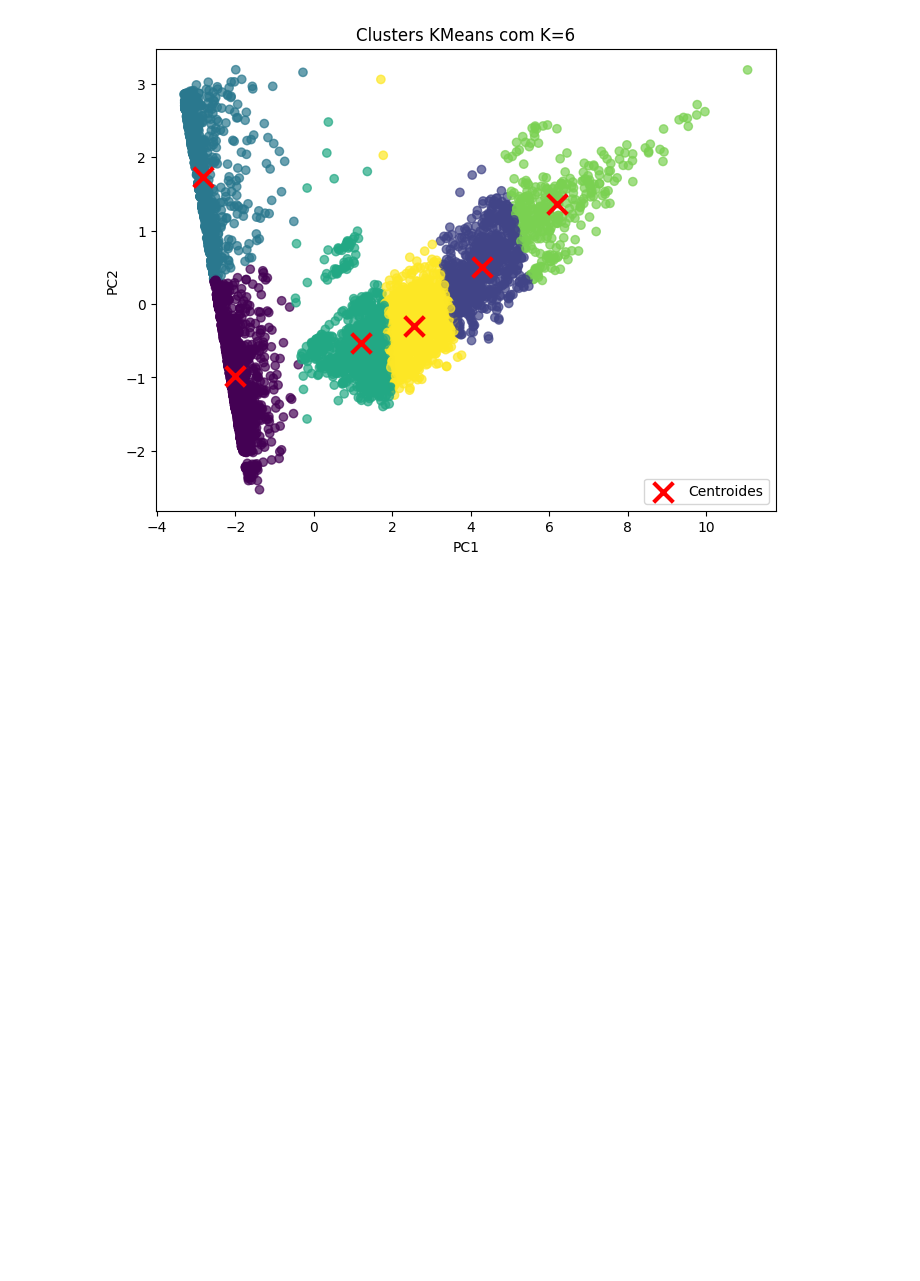
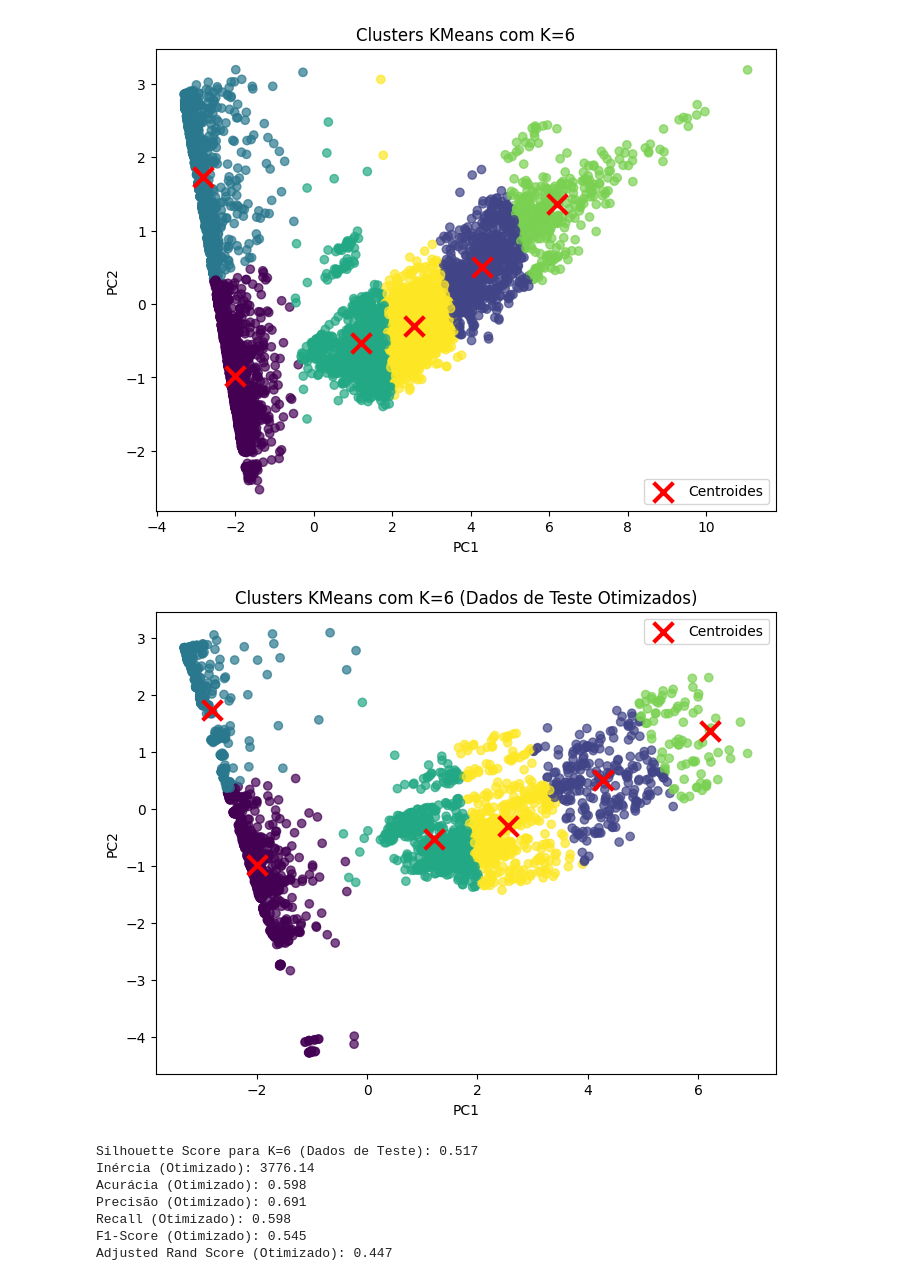
Before and after one commit to viniciussz7/projeto_kmeans, a Jupyter notebook: kmeans.ipynb, the cells around one changed output. Cells and saved outputs as stored; diff of their text form; code cells hidden in the pictures; blank space fills up the shorter version.

```diff
--- a/kmeans.ipynb
+++ b/kmeans.ipynb
@@ -545,7 +602,7 @@ Agora, vamos rodar o K-means após as otimizações e utilizar o método de inic
 # Loop para cada valor de K [2,3,4,6]
 for k in k_values:
   # Criar e treinar o modelo KMeans
-  kmeans_later = KMeans(n_clusters=k, random_state=42)
+  kmeans_later = KMeans(n_clusters=k, init='k-means++', random_state=42)
   kmeans_later.fit(X_train_selected_pca)
 
   # Obter os labels dos clusters
@@ -568,3 +625,51 @@ for k in k_values:
 [figure]
 [figure]
 [figure]
+# %%
+k = 6 # Utilizar as 6 AVDs pre definidas
+
+kmeans_later = KMeans(n_clusters=k, init='k-means++' ,random_state=42)
+kmeans_later.fit(X_train_selected_pca)  # Treinar o modelo com os dados de treino otimizados
+labels_later = kmeans_later.predict(X_test_selected_pca)  # Prever os clusters nos dados de teste otimizados
+
+# Mapear os labels dos clusters para os rótulos reais (usando y_test)
+mapped_labels_later = map_cluster_labels(labels_later, y_test)
+
+# Visualizar os clusters (usando X_test_selected_pca)
+plt.figure(figsize=(8, 6))
+plt.scatter(X_test_selected_pca[:, 0], X_test_selected_pca[:, 1], c=labels_later, cmap='viridis', alpha=0.7)
+plt.scatter(kmeans_later.cluster_centers_[:, 0], kmeans_later.cluster_centers_[:, 1], marker='x', s=200, linewidths=3, color='red', label='Centroides')
+plt.title(f'Clusters KMeans com K={k} (Dados de Teste Otimizados)')
+plt.xlabel('PC1')
+plt.ylabel('PC2')
+plt.legend()
+plt.show()
+
+# Calcular o Silhouette Score para os dados de teste otimizados
+silhouette_later = silhouette_score(X_test_selected_pca, labels_later)
+print(f"Silhouette Score para K={k} (Dados de Teste): {silhouette_later:.3f}")
+# Calcular a inércia (usando kmeans_later)
+inertia_later = kmeans_later.inertia_
+print(f"Inércia (Otimizado): {inertia_later:.2f}")
+
+# Calcular as métricas de avaliação (usando mapped_labels_later e y_test)
+accuracy_later = accuracy_score(y_test, mapped_labels_later)
+precision_later = precision_score(y_test, mapped_labels_later, average='weighted', zero_division=1)
+recall_later = recall_score(y_test, mapped_labels_later, average='weighted', zero_division=1)
+f1_later = f1_score(y_test, mapped_labels_later, average='weighted', zero_division=1)
+ars_later = adjusted_rand_score(y_test, labels_later)
+
+print(f"Acurácia (Otimizado): {accuracy_later:.3f}")
+print(f"Precisão (Otimizado): {precision_later:.3f}")
+print(f"Recall (Otimizado): {recall_later:.3f}")
+print(f"F1-Score (Otimizado): {f1_later:.3f}")
+print(f"Adjusted Rand Score (Otimizado): {ars_later:.3f}")
+# %% [output]
+[figure, added]
+Silhouette Score para K=6 (Dados de Teste): 0.517
+Inércia (Otimizado): 3776.14
+Acurácia (Otimizado): 0.598
+Precisão (Otimizado): 0.691
+Recall (Otimizado): 0.598
+F1-Score (Otimizado): 0.545
+Adjusted Rand Score (Otimizado): 0.447
```
Also changed, not shown: parts of 16 cells of this notebook.
